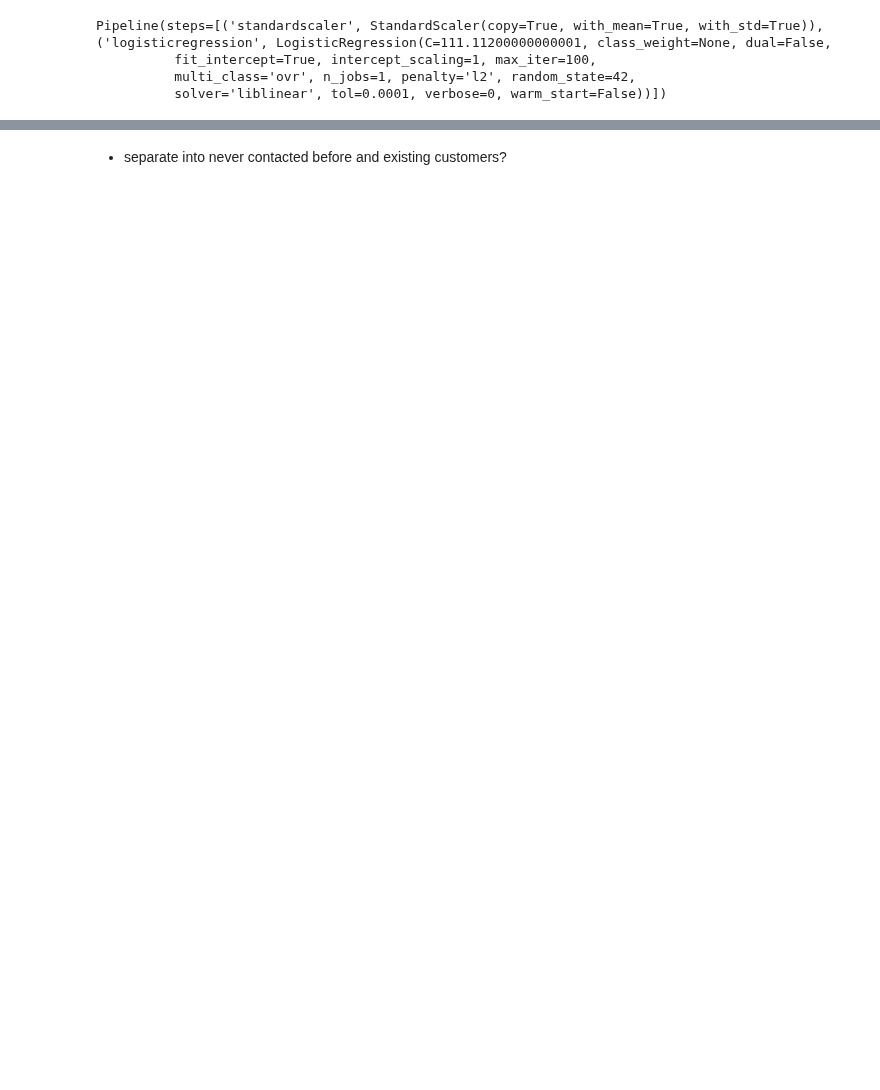
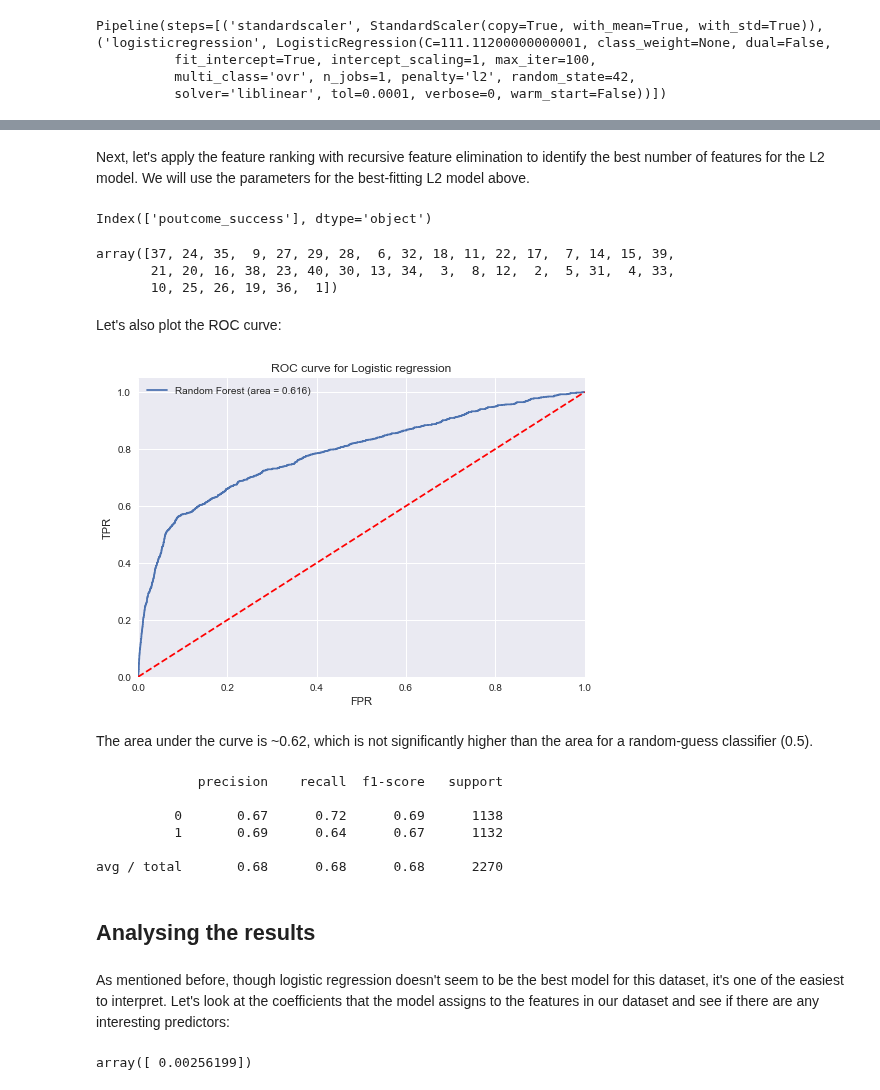
Before and after one commit to mamnunam/Springboard_Data_Science_track, a Jupyter notebook: Capstone_1/Capstone_project_1.ipynb, the cells around one changed output, grey strips where cells are left out. Saved outputs shown, nothing was run; the diff lists cells and outputs as text; code cells hidden in the pictures; blank space fills up the shorter version.

Commit message:
fitted alternative models

```diff
--- a/Capstone_1/Capstone_project_1.ipynb
+++ b/Capstone_1/Capstone_project_1.ipynb
@@ -768,8 +735,0 @@ Recursive feature elimination identified the "unknown" levels of the variables '
-# %%
-#Creating a cleaned dataset for X
-X_final = X.drop(['marital_unknown', 'housing_unknown', 'loan_unknown',
-       'poutcome_nonexistent'], axis=1)
-
-#Creating an instance of the final logistic regression model
-logreg_final = LogisticRegression(C=111.11200000000001, penalty='l2')
-logreg_final.fit(X_final, y)
@@ -819,2 +736,61 @@ df_cleaned.y.value_counts()
-# %% [markdown]
-- separate into never contacted before and existing customers?
+# %% [markdown]
+Next, let's apply the feature ranking with recursive feature elimination to identify the best number of features for the L2 model. We will use the parameters for the best-fitting L2 model above.
+# %%
+#Defining the model and parameters
+model = LogisticRegression(C=111.11200000000001, penalty='l2', random_state=42)
+#Defining the parameters of the recursive feature elimination selector. Step=1 means that the selector will remove
+#one feature at a time
+selector = RFECV(model, step=1, cv=10, n_jobs=-1)
+selector = selector.fit(X, y)
+#Displaying the selected columns
+X.loc[:,selector.support_].columns
+# %% [output]
+Index(['poutcome_success'], dtype='object')
+# %%
+#Displaying the ranking of the columns
+selector.ranking_
+# %% [output]
+array([37, 24, 35,  9, 27, 29, 28,  6, 32, 18, 11, 22, 17,  7, 14, 15, 39,
+       21, 20, 16, 38, 23, 40, 30, 13, 34,  3,  8, 12,  2,  5, 31,  4, 33,
+       10, 25, 26, 19, 36,  1])
+# %% [markdown]
+Let's also plot the ROC curve:
+# %%
+#Fitting the model
+model.fit(X, y)
+#Obtaining the ROC score
+roc_auc = roc_auc_score(y_test, model.predict(X_test))
+#Obtaining false and true positives & thresholds
+fpr, tpr, thresholds = roc_curve(y_test, model.predict_proba(X_test)[:,1])
+plt.plot(fpr, tpr, label='Random Forest (area = %0.03f)' % roc_auc)
+plt.plot([0, 1], [0, 1],'r--')
+plt.xlim([0.0, 1.0])
+plt.ylim([0.0, 1.05])
+plt.xlabel('FPR')
+plt.ylabel('TPR')
+plt.title('ROC curve for Logistic regression')
+plt.legend(loc="upper left")
+plt.show()
+# %% [output]
+[figure, added]
+# %% [markdown]
+The area under the curve is ~0.62, which is not significantly higher than the area for a random-guess classifier (0.5).
+# %%
+#Creating the classification report
+print(classification_report(y_test, model.predict(X_test)))
+# %% [output]
+             precision    recall  f1-score   support
+
+          0       0.67      0.72      0.69      1138
+          1       0.69      0.64      0.67      1132
+
+avg / total       0.68      0.68      0.68      2270
+# %% [markdown]
+## Analysing the results
+# %% [markdown]
+As mentioned before, though logistic regression doesn't seem to be the best model for this dataset, it's one of the easiest to interpret. Let's look at the coefficients that the model assigns to the features in our dataset and see if there are any interesting predictors:
+# %%
+#The intercept of the final model
+model.intercept_
+# %% [output]
+array([ 0.00256199])
```
Also changed, not shown: parts of 61 cells of this notebook.
